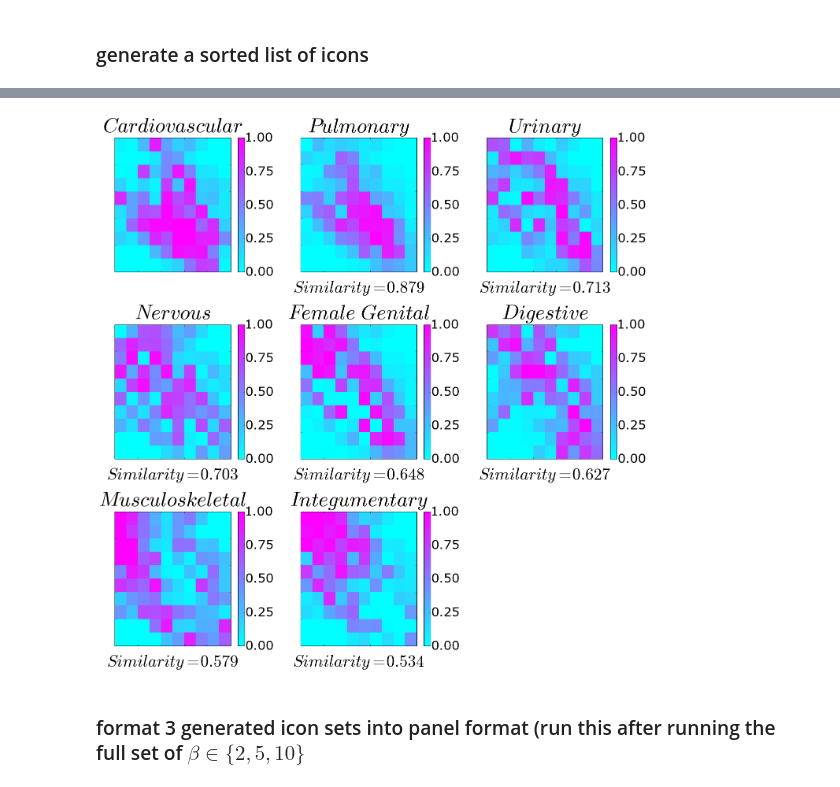
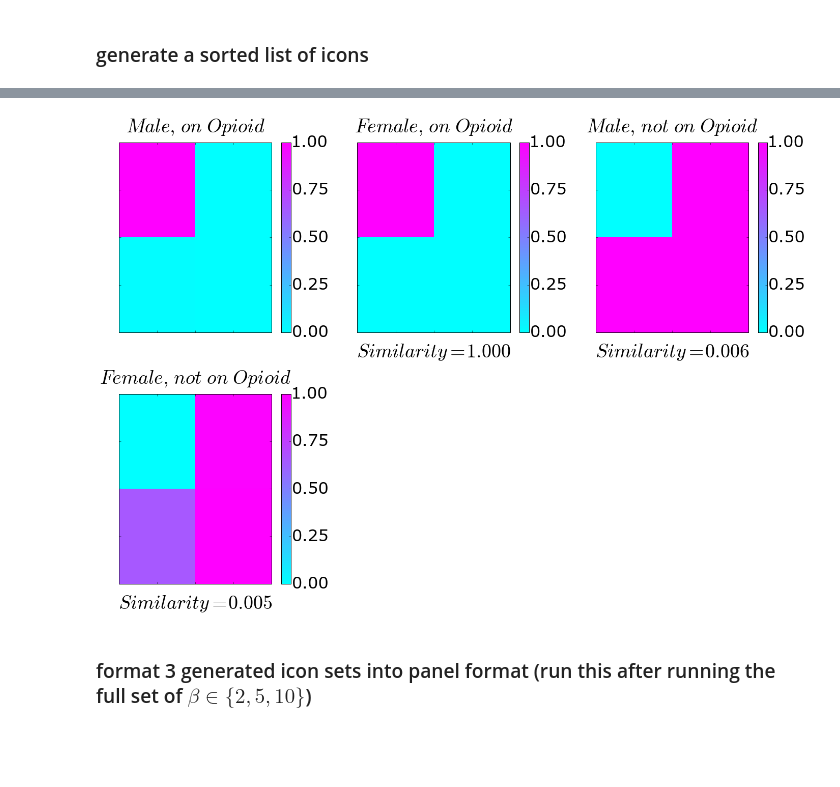
Before and after one commit to pvnick/tempos, a Jupyter notebook: pain_sax_ported.ipynb, the cells around one changed output, grey strips where cells are left out. Drawn from its saved outputs; the diff is of its cells as text; code cells hidden in the pictures; blank space fills up the shorter version.

```diff
--- a/pain_sax_ported.ipynb
+++ b/pain_sax_ported.ipynb
@@ -667,7 +644,7 @@ def sample_motif_importances(iteration, sample_size):
 ### Set everything up, including samples for histograms
 # %%
 all_motifs = {}
-beta = 10
+beta = 2
 number_of_ten_minute_intervals_in_frame = float(6 * 5) #5 hours
 saxes = interpolated_grouped_by_patient.apply(lambda s: sax_unwindowed_unnormalized(s, alphabet_size=beta, paa_length = np.ceil(s.count() / number_of_ten_minute_intervals_in_frame)))
 motif_matrices_by_patient = saxes.apply(get_raw_sequence_motif_vector, alphabet_size=beta)
@@ -853,10 +866,11 @@ start_cutoff_pain_data["custom_column"] = start_cutoff_pain_data["Gender"].apply
 ## Normalization
 # %%
 #start_cutoff_pain_data.PrimaryCPTCodeCategory2
-clustered_motif_matrices = get_clustered_motif_matrices("PrimaryCPTCodeCategory2")
+#clustered_motif_matrices = get_clustered_motif_matrices("PrimaryCPTCodeCategory2")
 #clustered_motif_matrices = get_clustered_motif_matrices("Gender")
 #clustered_motif_matrices = get_clustered_motif_matrices("custom_column")
 #clustered_motif_matrices = get_clustered_motif_matrices("Age_Group")
+clustered_motif_matrices = get_clustered_motif_matrices("custom_column")
 clustered_motif_matrices_grouped = clustered_motif_matrices.groupby(level=0)
 cluster_sample_sizes = clustered_motif_matrices_grouped.count()
 individual_motif_counts_by_cluster = clustered_motif_matrices_grouped.sum()
@@ -876,15 +890,7 @@ for criterion in cluster_criteria:
         denominators = motif_importance_sample.count()
         CDF = numerators / denominators
         pvals = 1 - CDF
-        icon = pvals#.apply(lambda pval: sc.stats.norm.ppf(pval))
-        #for pixel_index in icon.keys():
-        #    pixel = icon[pixel_index]
-        #    #if probability was 0 or 1, manually set to 6 std devs
-        #    if pixel == np.inf:
-        #        pixel = 10
-        #    elif pixel == -np.inf:
-        #        pixel = -10
-        #    icon[pixel_index] = pixel
+        icon = pvals
         icons.ix[str(criterion)] = icon
     else:
         print("Skipping theta=" + str(criterion) + " - nc=" + str(cluster_n))
@@ -1063,6 +1083,6 @@ plt.savefig(figure_save_dir + "example_icon.pdf", bbox_inches="tight")
 # %%
 
-first_icon_theta = "Cardiovascular"
+first_icon_theta = "Male, on Opioid"
 theta_and_similarities = all_theta_similarities.ix[first_icon_theta]
 thetas_sorted = theta_and_similarities.sort(columns="similarity", ascending=False).index
 fig, axes = plt.subplots(nrows=3,
@@ -1072,39 +1092,39 @@ axes_flattened = axes.flatten()
 plt.hold(True)
 axis_index = 0
 for theta in thetas_sorted:
     ax = axes_flattened[axis_index]
     icon = icons.ix[theta]
     icon_side = np.sqrt(icon.count()).astype(int)
     #hide distracting axis ticks
     ax.tick_params(labelbottom='off',
                    labelleft='off')
-    ax.set_title(label="$" + string.replace(theta, ' ', '\ ') + "$", fontsize=52, y=1.03)
+    ax.set_title(label="$" + string.replace(theta, ' ', '\ ') + "$", fontsize=38, y=1.04)
     similarity = theta_and_similarities.ix[theta].similarity
     angle_text = "0"
     if similarity < 1:
         angle_text = np.rad2deg(np.arccos(similarity)).astype(int).astype(str)
     if theta != first_icon_theta:
         ax.set_xlabel(xlabel=r"$Similarity = " + ('%.3f' % similarity) + "$", \
-                      fontsize=42, labelpad = 20)
+                      fontsize=38, labelpad = 20)
     else:
-        ax.set_xlabel(xlabel=r"a", color="white", fontsize=42, labelpad = 20)
+        ax.set_xlabel(xlabel=r"a", color="white", fontsize=38, labelpad = 20)
     pixel_data = icon.reshape([icon_side, icon_side]).astype(float)
     heatmap = ax.pcolor(pixel_data, cmap = plt.cool(), vmin=0, vmax=1)
     ax.invert_yaxis()
     cbar = fig.colorbar(heatmap, ax=ax)
     cbar.ax.tick_params(labelsize=32)
     cbar.set_ticks(np.linspace(0, 1, 5))
     axis_index = axis_index + 1
 for remaining_axis_index in range(axis_index, len(axes_flattened)):
     ax = axes_flattened[remaining_axis_index]
     fig.delaxes(ax)
 plt.tight_layout(pad=1.6)
 plt.savefig("/tmp/icons_beta" + str(icon_side) + ".pdf", bbox_inches="tight")
 plt.show()
 # %% [output]
-[figure, old version]
+[figure, new version]
 # %% [markdown]
-### format 3 generated icon sets into panel format (run this after running the full set of $\beta \in \{2,5,10\}$
+### format 3 generated icon sets into panel format (run this after running the full set of $\beta \in \{2,5,10\}$)
 # %%
 fig1 = "/tmp/icons_beta2.pdf"
 fig2 = "/tmp/icons_beta5.pdf"
```
Also changed, not shown: parts of 13 cells of this notebook.
